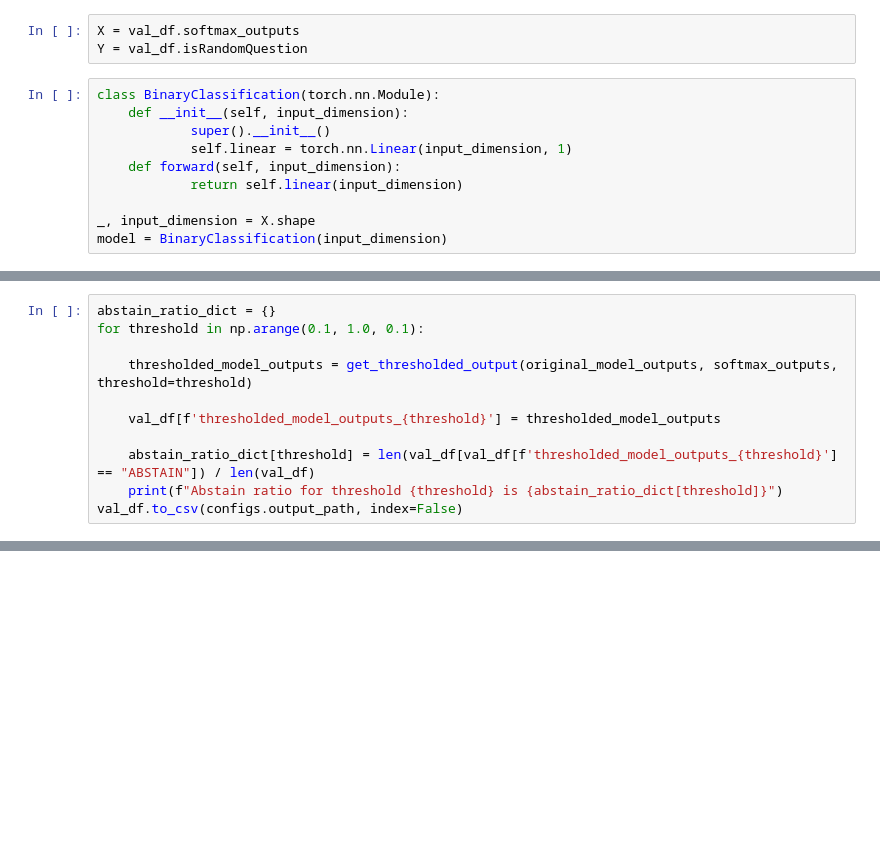
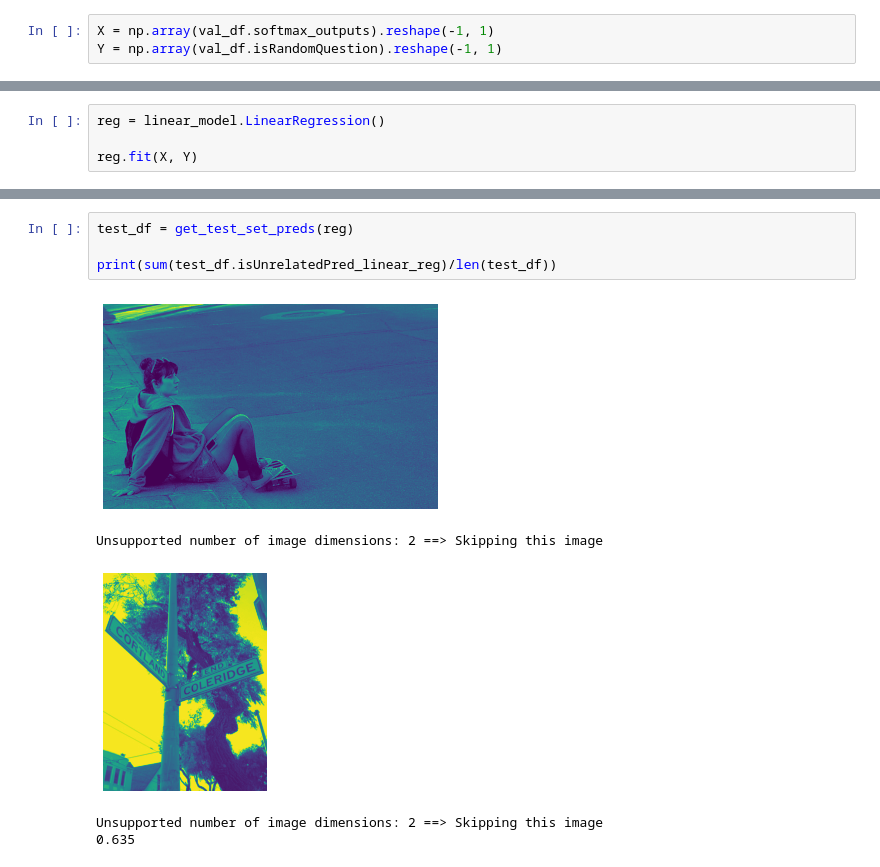
Before and after one commit to tanushreebanerjee/iw-spring-23, a Jupyter notebook: utils/abstain_softmax_linear_classifier.ipynb, the cells around one changed output, grey strips where cells are left out. Drawn from its saved outputs; the diff is of its cells as text; blank space fills up the shorter version.

```diff
--- a/utils/abstain_softmax_linear_classifier.ipynb
+++ b/utils/abstain_softmax_linear_classifier.ipynb
@@ -118,13 +122,3 @@ val_df =  get_val_set_labelled()
 # %%
-X = val_df.softmax_outputs
-Y = val_df.isRandomQuestion
+X = np.array(val_df.softmax_outputs).reshape(-1, 1)
+Y = np.array(val_df.isRandomQuestion).reshape(-1, 1)
-# %%
-class BinaryClassification(torch.nn.Module):
-    def __init__(self, input_dimension):
-            super().__init__()
-            self.linear = torch.nn.Linear(input_dimension, 1)
-    def forward(self, input_dimension):
-            return self.linear(input_dimension)
-
-_, input_dimension = X.shape
-model = BinaryClassification(input_dimension)
@@ -133,11 +124,0 @@ NameError: name 'X' is not defined
-# %%
-abstain_ratio_dict = {}
-for threshold in np.arange(0.1, 1.0, 0.1):
-
-    thresholded_model_outputs = get_thresholded_output(original_model_outputs, softmax_outputs, threshold=threshold)
-
-    val_df[f'thresholded_model_outputs_{threshold}'] = thresholded_model_outputs
-
-    abstain_ratio_dict[threshold] = len(val_df[val_df[f'thresholded_model_outputs_{threshold}'] == "ABSTAIN"]) / len(val_df)
-    print(f"Abstain ratio for threshold {threshold} is {abstain_ratio_dict[threshold]}")
-val_df.to_csv(configs.output_path, index=False)
@@ -167,0 +125,4 @@ plt.show()
+# %%
+reg = linear_model.LinearRegression()
+
+reg.fit(X, Y)
@@ -167,0 +215,10 @@ plt.show()
+# %%
+test_df = get_test_set_preds(reg)
+
+print(sum(test_df.isUnrelatedPred_linear_reg)/len(test_df))
+# %% [output]
+[figure, added]
+Unsupported number of image dimensions: 2 ==> Skipping this image
+[figure, added]
+Unsupported number of image dimensions: 2 ==> Skipping this image
+0.635
```
Also changed, not shown: parts of 10 cells of this notebook, 3 other files.
